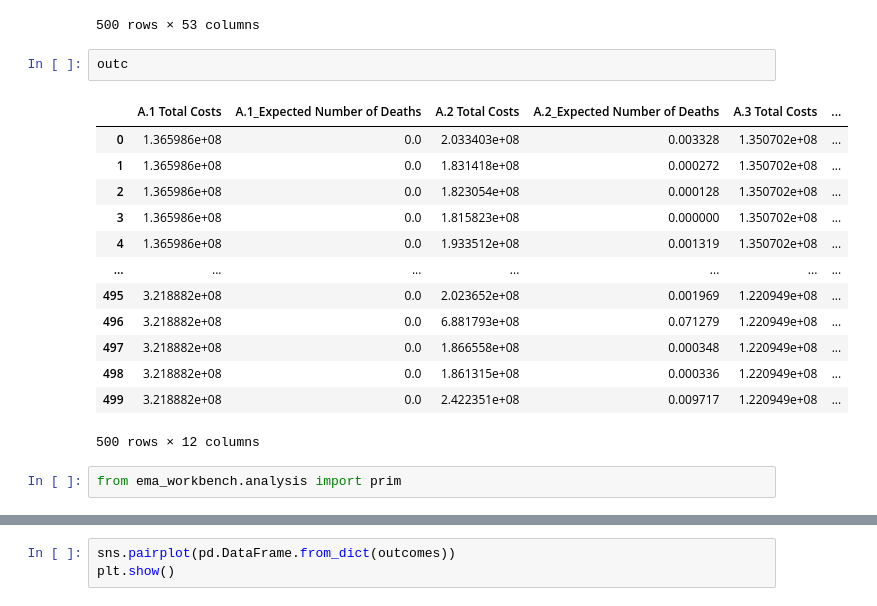
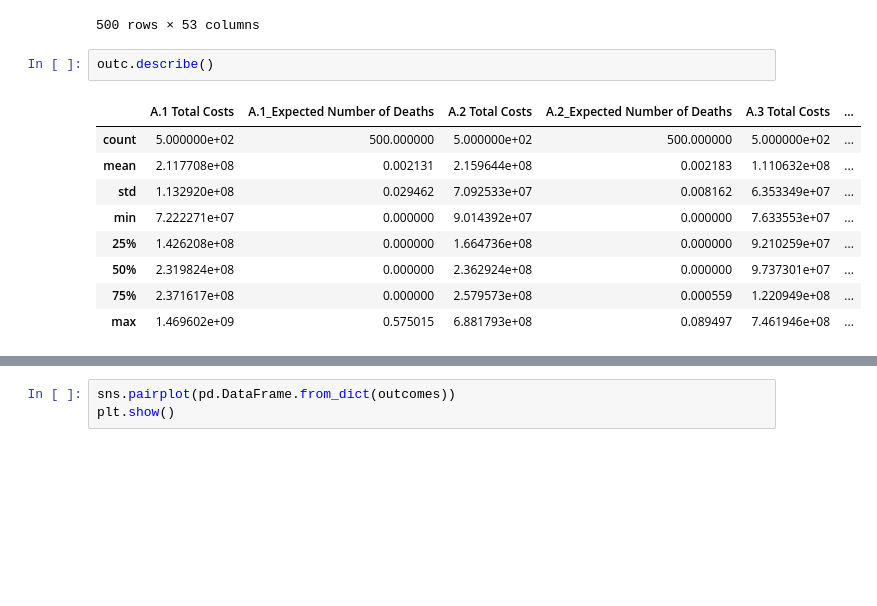
Before and after one commit to Dianevanderkeur/epa1361_open-fork, a Jupyter notebook: final assignment/a4-dikes.ipynb, the cells around one changed output, grey strips where cells are left out. Cells and saved outputs as stored; diff of their text form; blank space fills up the shorter version.

```diff
--- a/final assignment/a4-dikes.ipynb
+++ b/final assignment/a4-dikes.ipynb
@@ -136,21 +137,15 @@ exp
 | 499 | 107 | 292.823308 | 1.0 | 0.779548 | 266.018283 | 10.0 | 0.155609 | 176.220740 | ... |
 500 rows × 53 columns
 # %%
-outc
+outc.describe()
 # %% [output]
 |  | A.1 Total Costs | A.1_Expected Number of Deaths | A.2 Total Costs | A.2_Expected Number of Deaths | A.3 Total Costs | ... |
-| 0 | 1.365986e+08 | 0.0 | 2.033403e+08 | 0.003328 | 1.350702e+08 | ... |
-| 1 | 1.365986e+08 | 0.0 | 1.831418e+08 | 0.000272 | 1.350702e+08 | ... |
-| 2 | 1.365986e+08 | 0.0 | 1.823054e+08 | 0.000128 | 1.350702e+08 | ... |
-| 3 | 1.365986e+08 | 0.0 | 1.815823e+08 | 0.000000 | 1.350702e+08 | ... |
-| 4 | 1.365986e+08 | 0.0 | 1.933512e+08 | 0.001319 | 1.350702e+08 | ... |
-| ... | ... | ... | ... | ... | ... | ... |
-| 495 | 3.218882e+08 | 0.0 | 2.023652e+08 | 0.001969 | 1.220949e+08 | ... |
-| 496 | 3.218882e+08 | 0.0 | 6.881793e+08 | 0.071279 | 1.220949e+08 | ... |
-| 497 | 3.218882e+08 | 0.0 | 1.866558e+08 | 0.000348 | 1.220949e+08 | ... |
-| 498 | 3.218882e+08 | 0.0 | 1.861315e+08 | 0.000336 | 1.220949e+08 | ... |
-| 499 | 3.218882e+08 | 0.0 | 2.422351e+08 | 0.009717 | 1.220949e+08 | ... |
+| count | 5.000000e+02 | 500.000000 | 5.000000e+02 | 500.000000 | 5.000000e+02 | ... |
+| mean | 2.117708e+08 | 0.002131 | 2.159644e+08 | 0.002183 | 1.110632e+08 | ... |
+| std | 1.132920e+08 | 0.029462 | 7.092533e+07 | 0.008162 | 6.353349e+07 | ... |
+| min | 7.222271e+07 | 0.000000 | 9.014392e+07 | 0.000000 | 7.633553e+07 | ... |
+| 25% | 1.426208e+08 | 0.000000 | 1.664736e+08 | 0.000000 | 9.210259e+07 | ... |
+| 50% | 2.319824e+08 | 0.000000 | 2.362924e+08 | 0.000000 | 9.737301e+07 | ... |
+| 75% | 2.371617e+08 | 0.000000 | 2.579573e+08 | 0.000559 | 1.220949e+08 | ... |
+| max | 1.469602e+09 | 0.575015 | 6.881793e+08 | 0.089497 | 7.461946e+08 | ... |
-500 rows × 12 columns
-# %%
-from ema_workbench.analysis import prim
 # %%
```
Also changed, not shown: parts of 5 cells of this notebook.
